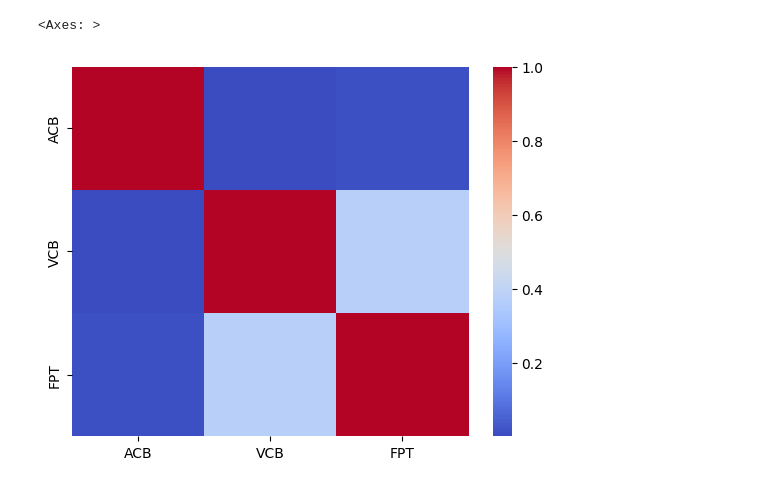
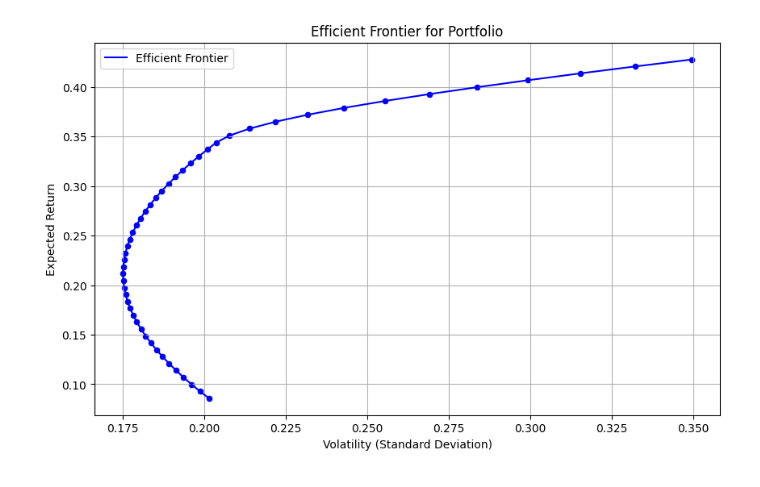
Before and after one commit to mickiem123/Stock-data, a Jupyter notebook: stock_data.ipynb, the cells around one changed output. Drawn from its saved outputs; the diff is of its cells as text; code cells hidden in the pictures.

Commit message:
portfolio

```diff
--- a/stock_data.ipynb
+++ b/stock_data.ipynb
@@ -65,3 +67,10 @@ for stock in stocks:
     results["open"] = stock_data.history["open"].copy()
     results["close"] = stock_data.history["close"].copy()
     results["symbol"] = stock
+# %%
+today = datetime.date.today()
+start = today.replace(year=today.year - 5)
+end = today.replace(day=today.day - 1)
+stock_obj = Vnstock().stock(symbol= "ACB",source="VCI")
+stock_data = stock_obj.quote.history(start = str(start),end = str(end),interval = "1D")
+stock_data
@@ -151,7 +205,28 @@ defaultdict(list,
-# %%
-import seaborn as sns
-portfolio.variance
-sns.heatmap(data=portfolio.corr_matrix,cmap="coolwarm")
-# %% [output]
-<Axes: >
-[figure, removed]
+# %%
+min_return = portfolio.hpr_df["annualized_return"].min()
+max_return = portfolio.hpr_df["annualized_return"].max()
+if pd.isna(min_return) or pd.isna(max_return):
+    print("Invalid return range. Check data.")
+else:
+    target_returns = np.linspace(min_return, max_return, 50)
+    frontier = []
+    for tr in target_returns:
+        res = portfolio.optimize_portfolio(tr)
+        if res:
+            frontier.append(res)
+
+    if frontier:
+        volatilities, returns, _ = zip(*frontier)
+        plt.figure(figsize=(10, 6))
+        plt.plot(volatilities, returns, 'b-', label='Efficient Frontier')
+        plt.scatter(volatilities, returns, c='blue', s=20)
+        plt.xlabel('Volatility (Standard Deviation)')
+        plt.ylabel('Expected Return')
+        plt.title('Efficient Frontier for Portfolio')
+        plt.grid(True)
+        plt.legend()
+        plt.show()
+    else:
+        print("No valid points on the efficient frontier. Check data or target returns.")
+# %% [output]
+[figure, added]
```
Also changed, not shown: parts of 6 cells of this notebook.
